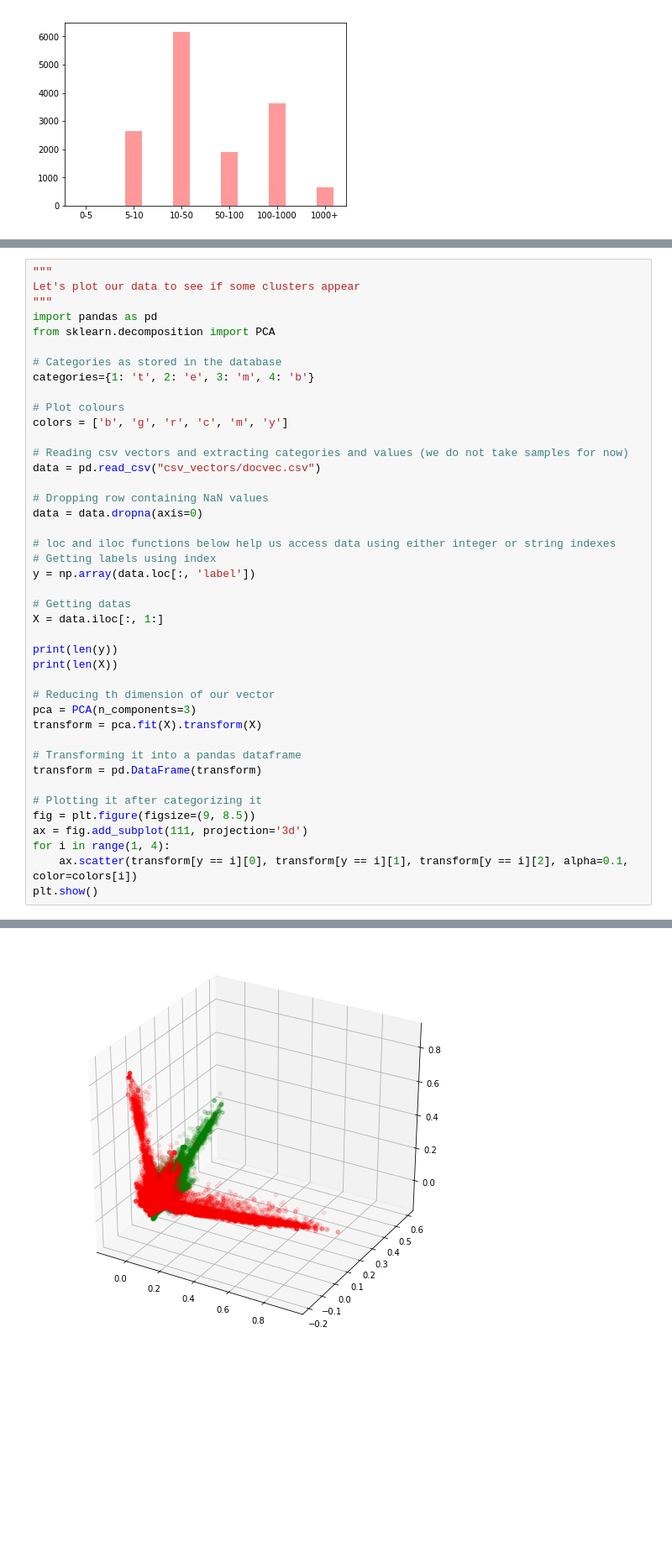
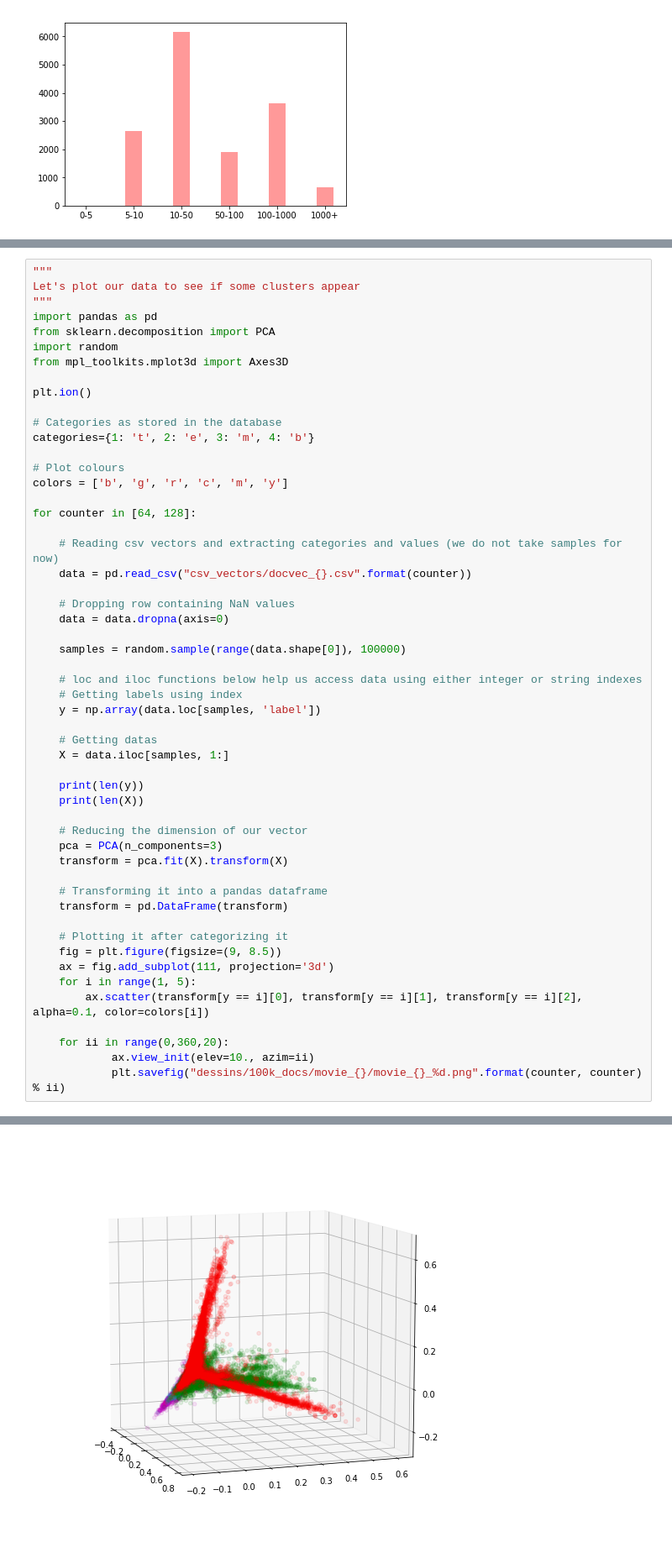
Before and after one commit to michelgawron/TensorExperiments, a Jupyter notebook: news_aggregator_exploration.ipynb, the cells around one changed output, grey strips where cells are left out. Shown at 84% size. Drawn from its saved outputs; the diff is of its cells as text; blank space fills up the shorter version.

```diff
--- a/news_aggregator_exploration.ipynb
+++ b/news_aggregator_exploration.ipynb
@@ -194,6 +194,10 @@ Let's plot our data to see if some clusters appear
 """
 import pandas as pd
 from sklearn.decomposition import PCA
+import random
+from mpl_toolkits.mplot3d import Axes3D
+
+plt.ion()
 
 # Categories as stored in the database
 categories={1: 't', 2: 'e', 3: 'm', 4: 'b'}
@@ -201,33 +205,40 @@ categories={1: 't', 2: 'e', 3: 'm', 4: 'b'}
 # Plot colours
 colors = ['b', 'g', 'r', 'c', 'm', 'y']
 
-# Reading csv vectors and extracting categories and values (we do not take samples for now)
-data = pd.read_csv("csv_vectors/docvec.csv")
+for counter in [64, 128]:
 
-# Dropping row containing NaN values
-data = data.dropna(axis=0)
+    # Reading csv vectors and extracting categories and values (we do not take samples for now)
+    data = pd.read_csv("csv_vectors/docvec_{}.csv".format(counter))
 
-# loc and iloc functions below help us access data using either integer or string indexes
-# Getting labels using index
-y = np.array(data.loc[:, 'label'])
+    # Dropping row containing NaN values
+    data = data.dropna(axis=0)
 
-# Getting datas
-X = data.iloc[:, 1:]
+    samples = random.sample(range(data.shape[0]), 100000)
 
-print(len(y))
-print(len(X))
+    # loc and iloc functions below help us access data using either integer or string indexes
+    # Getting labels using index
+    y = np.array(data.loc[samples, 'label'])
 
-# Reducing th dimension of our vector
-pca = PCA(n_components=3)
-transform = pca.fit(X).transform(X)
+    # Getting datas
+    X = data.iloc[samples, 1:]
 
-# Transforming it into a pandas dataframe
-transform = pd.DataFrame(transform)
+    print(len(y))
+    print(len(X))
 
-# Plotting it after categorizing it
-fig = plt.figure(figsize=(9, 8.5))
-ax = fig.add_subplot(111, projection='3d')
-for i in range(1, 4):
-    ax.scatter(transform[y == i][0], transform[y == i][1], transform[y == i][2], alpha=0.1, color=colors[i])
-plt.show()
+    # Reducing the dimension of our vector
+    pca = PCA(n_components=3)
+    transform = pca.fit(X).transform(X)
+
+    # Transforming it into a pandas dataframe
+    transform = pd.DataFrame(transform)
+
+    # Plotting it after categorizing it
+    fig = plt.figure(figsize=(9, 8.5))
+    ax = fig.add_subplot(111, projection='3d')
+    for i in range(1, 5):
+        ax.scatter(transform[y == i][0], transform[y == i][1], transform[y == i][2], alpha=0.1, color=colors[i])
+
+    for ii in range(0,360,20):
+            ax.view_init(elev=10., azim=ii)
+            plt.savefig("dessins/100k_docs/movie_{}/movie_{}_%d.png".format(counter, counter) % ii)
 # %% [output]
@@ -236 +249 @@ plt.show()
-[figure, old version]
+[figure, new version]
```
Also changed, not shown: parts of 2 cells of this notebook, 10 other files.
